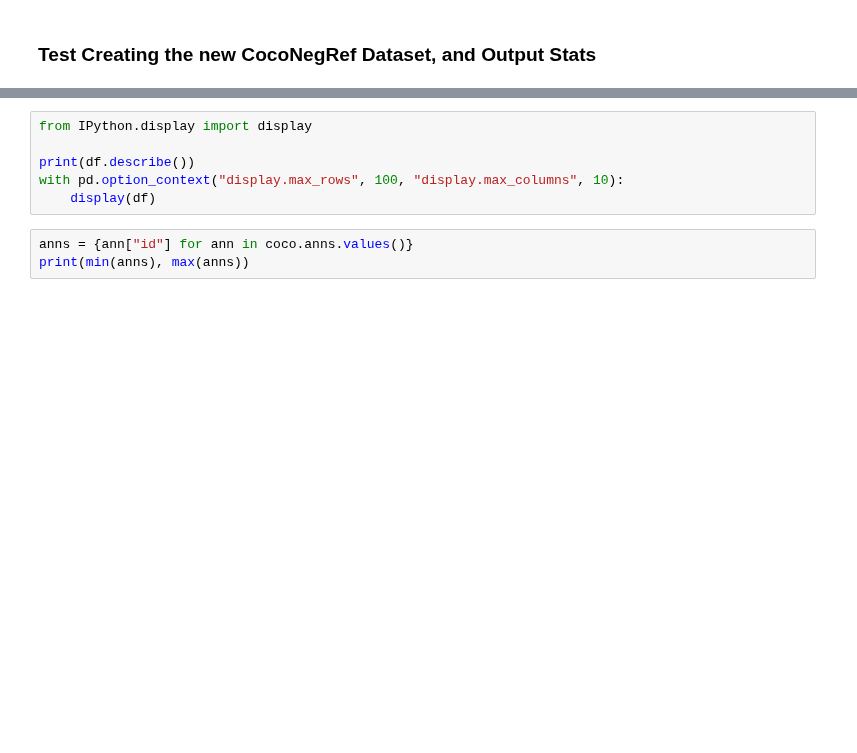
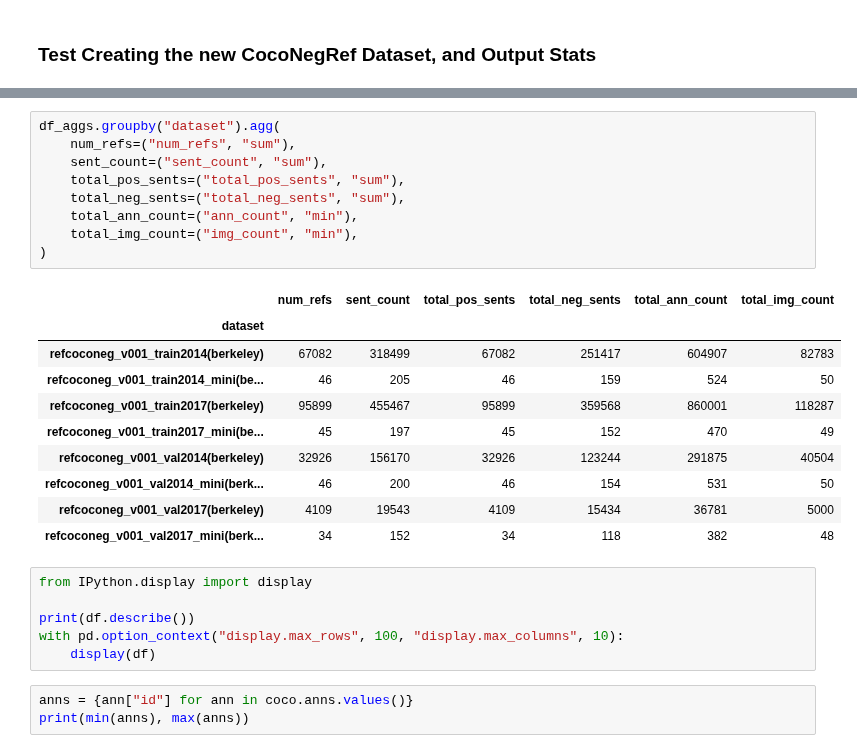
Before and after one commit to GiscardBiamby/cocobetter, a Jupyter notebook: PythonAPI/notebooks/ref_correct/neg_refcoco_v001.ipynb, the cells around one changed output, grey strips where cells are left out. Drawn from its saved outputs; the diff is of its cells as text; blank space fills up the shorter version.

```diff
--- a/PythonAPI/notebooks/ref_correct/neg_refcoco_v001.ipynb
+++ b/PythonAPI/notebooks/ref_correct/neg_refcoco_v001.ipynb
@@ -426,3 +604,23 @@ display(df_agg_2)
+# %%
+df_aggs.groupby("dataset").agg(
+    num_refs=("num_refs", "sum"),
+    sent_count=("sent_count", "sum"),
+    total_pos_sents=("total_pos_sents", "sum"),
+    total_neg_sents=("total_neg_sents", "sum"),
+    total_ann_count=("ann_count", "min"),
+    total_img_count=("img_count", "min"),
+)
+# %% [output]
+|  | num_refs | sent_count | total_pos_sents | total_neg_sents | total_ann_count | total_img_count |
+| dataset |  |  |  |  |  |  |
+| refcoconeg_v001_train2014(berkeley) | 67082 | 318499 | 67082 | 251417 | 604907 | 82783 |
+| refcoconeg_v001_train2014_mini(be... | 46 | 205 | 46 | 159 | 524 | 50 |
+| refcoconeg_v001_train2017(berkeley) | 95899 | 455467 | 95899 | 359568 | 860001 | 118287 |
+| refcoconeg_v001_train2017_mini(be... | 45 | 197 | 45 | 152 | 470 | 49 |
+| refcoconeg_v001_val2014(berkeley) | 32926 | 156170 | 32926 | 123244 | 291875 | 40504 |
+| refcoconeg_v001_val2014_mini(berk... | 46 | 200 | 46 | 154 | 531 | 50 |
+| refcoconeg_v001_val2017(berkeley) | 4109 | 19543 | 4109 | 15434 | 36781 | 5000 |
+| refcoconeg_v001_val2017_mini(berk... | 34 | 152 | 34 | 118 | 382 | 48 |
 # %%
 from IPython.display import display
 
```
Also changed, not shown: parts of 16 cells of this notebook, 7 other files.
